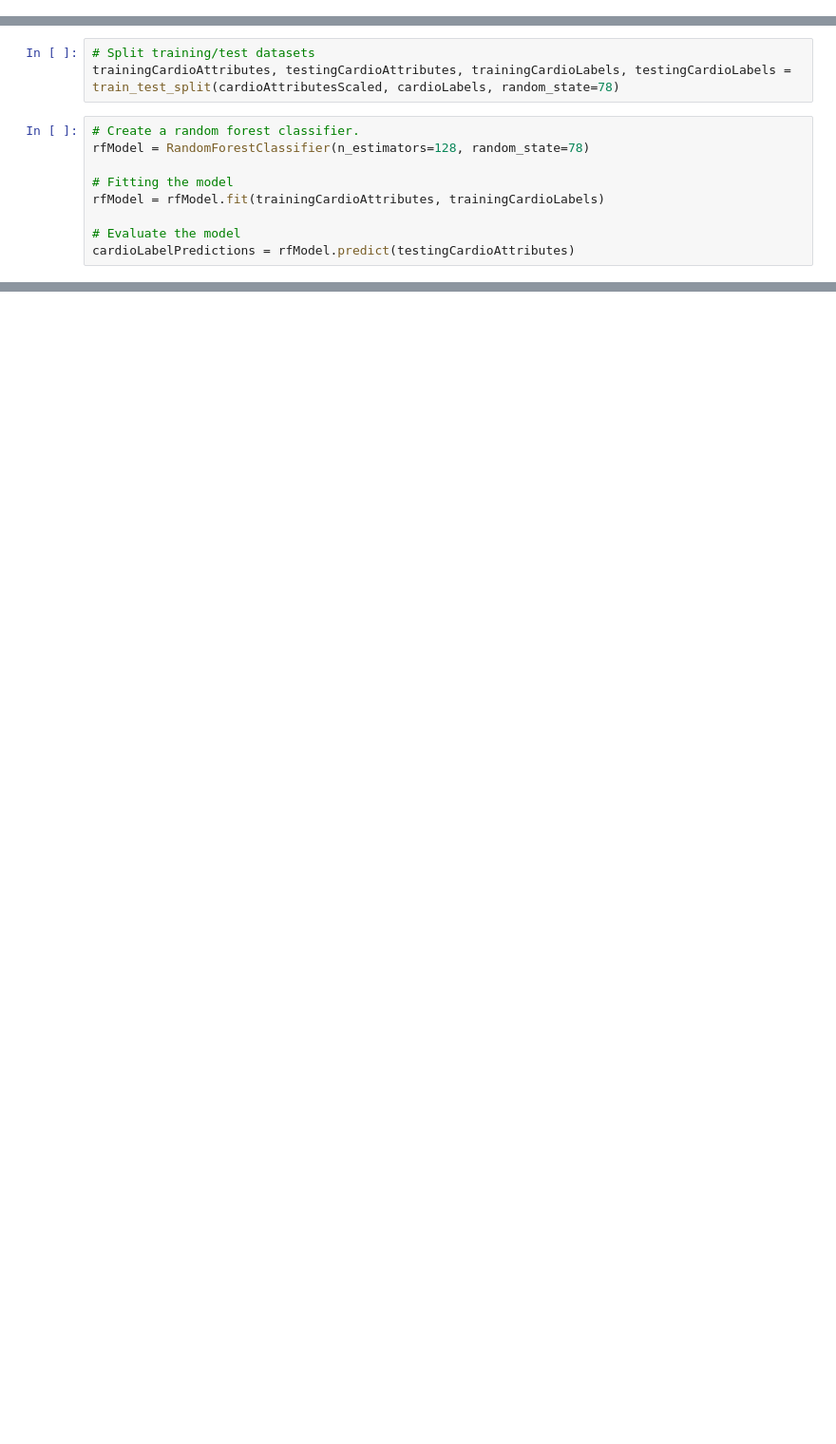
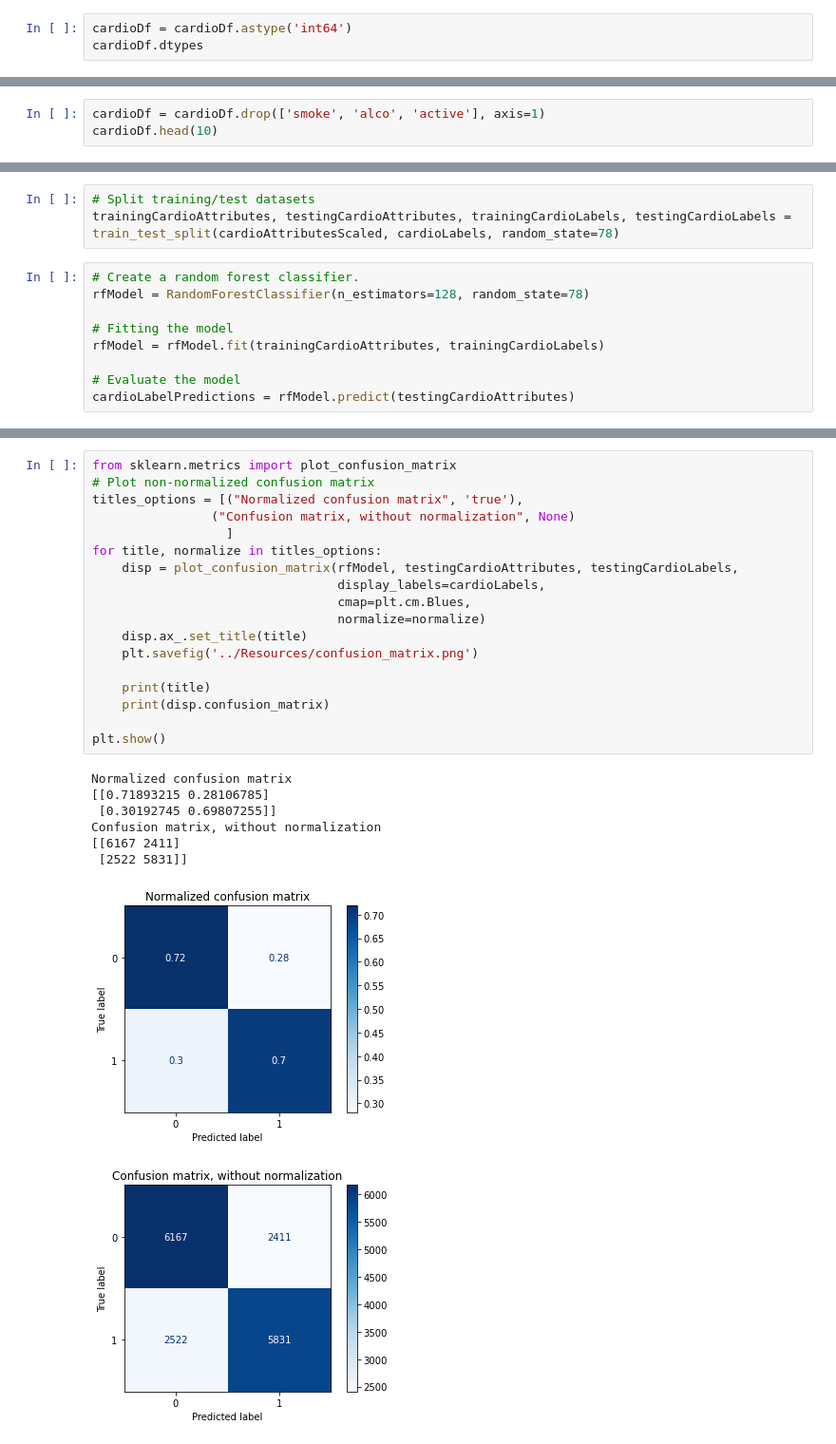
Before and after one commit to enrique-bustamante/Group2_Cardiovascular_Project, a Jupyter notebook: Machine Learning/cardiovascularProjectML.ipynb, the cells around one changed output, grey strips where cells are left out. Shown at 95% size. Saved outputs shown, nothing was run; the diff lists cells and outputs as text; blank space fills up the shorter version.

```diff
--- a/Machine Learning/cardiovascularProjectML.ipynb
+++ b/Machine Learning/cardiovascularProjectML.ipynb
@@ -29,0 +54,3 @@ cardioDf.head(20)
+# %%
+cardioDf = cardioDf.astype('int64')
+cardioDf.dtypes
@@ -29,0 +72,3 @@ cardioDf.head(20)
+# %%
+cardioDf = cardioDf.drop(['smoke', 'alco', 'active'], axis=1)
+cardioDf.head(10)
@@ -69,0 +153,27 @@ Accuracy Score: 0.7272
+# %%
+from sklearn.metrics import plot_confusion_matrix
+# Plot non-normalized confusion matrix
+titles_options = [("Normalized confusion matrix", 'true'),
+                ("Confusion matrix, without normalization", None)
+                  ]
+for title, normalize in titles_options:
+    disp = plot_confusion_matrix(rfModel, testingCardioAttributes, testingCardioLabels,
+                                 display_labels=cardioLabels,
+                                 cmap=plt.cm.Blues,
+                                 normalize=normalize)
+    disp.ax_.set_title(title)
+    plt.savefig('../Resources/confusion_matrix.png')
+
+    print(title)
+    print(disp.confusion_matrix)
+
+plt.show()
+# %% [output]
+Normalized confusion matrix
+[[0.71893215 0.28106785]
+ [0.30192745 0.69807255]]
+Confusion matrix, without normalization
+[[6167 2411]
+ [2522 5831]]
+[figure, added]
+[figure, added]
```
Also changed, not shown: parts of 11 cells of this notebook, 1 other file.
